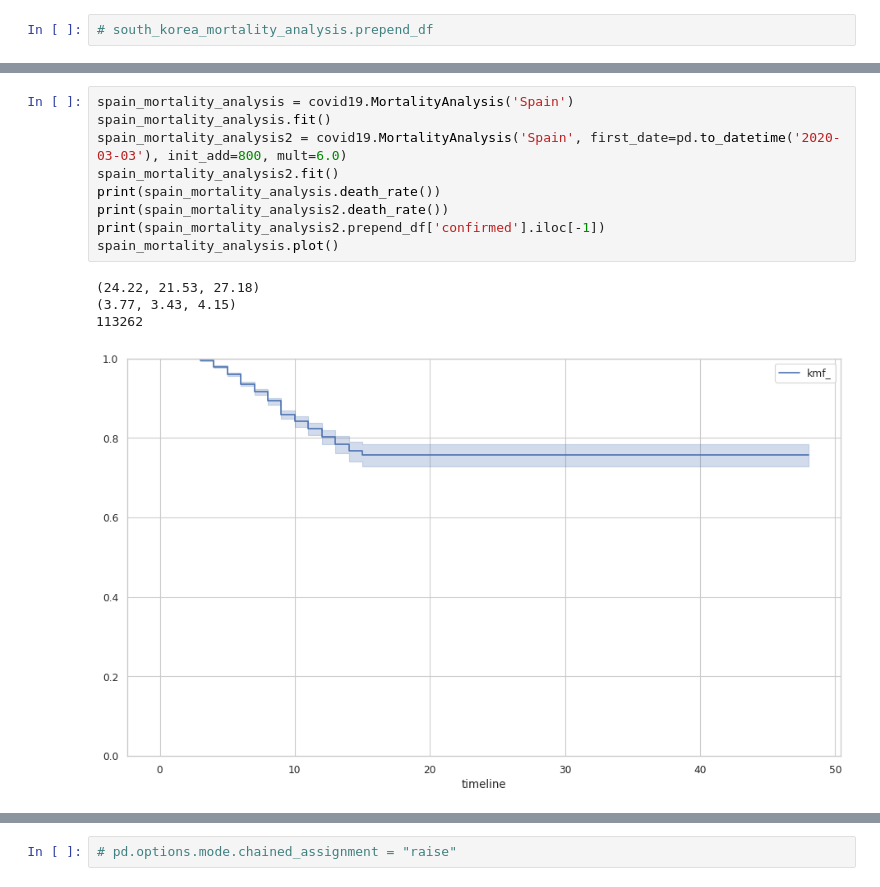
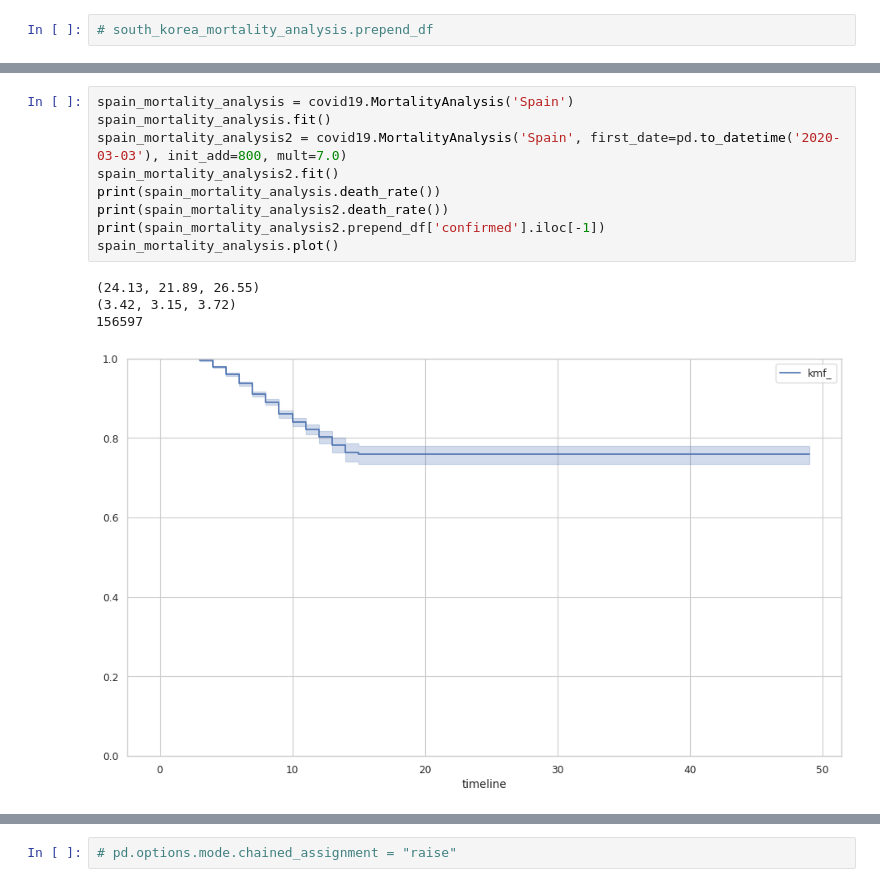
Before and after one commit to cs224/covid-19-data-analysis, a Jupyter notebook: covid-19-survival.ipynb, the cells around one changed output, grey strips where cells are left out. Drawn from its saved outputs; the diff is of its cells as text.

```diff
--- a/covid-19-survival.ipynb
+++ b/covid-19-survival.ipynb
@@ -194,17 +194,17 @@ france_mortality_analysis.df.tail()
 # %%
 spain_mortality_analysis = covid19.MortalityAnalysis('Spain')
 spain_mortality_analysis.fit()
-spain_mortality_analysis2 = covid19.MortalityAnalysis('Spain', first_date=pd.to_datetime('2020-03-03'), init_add=800, mult=6.0)
+spain_mortality_analysis2 = covid19.MortalityAnalysis('Spain', first_date=pd.to_datetime('2020-03-03'), init_add=800, mult=7.0)
 spain_mortality_analysis2.fit()
 print(spain_mortality_analysis.death_rate())
 print(spain_mortality_analysis2.death_rate())
 print(spain_mortality_analysis2.prepend_df['confirmed'].iloc[-1])
 spain_mortality_analysis.plot()
 # %% [output]
-(24.22, 21.53, 27.18)
-(3.77, 3.43, 4.15)
-113262
+(24.13, 21.89, 26.55)
+(3.42, 3.15, 3.72)
+156597
-[figure, old version]
+[figure, new version]
 # %%
 spain_mortality_analysis.df.tail()
 # %% [output]
```
Also changed, not shown: parts of 16 cells of this notebook, 2 other files.
